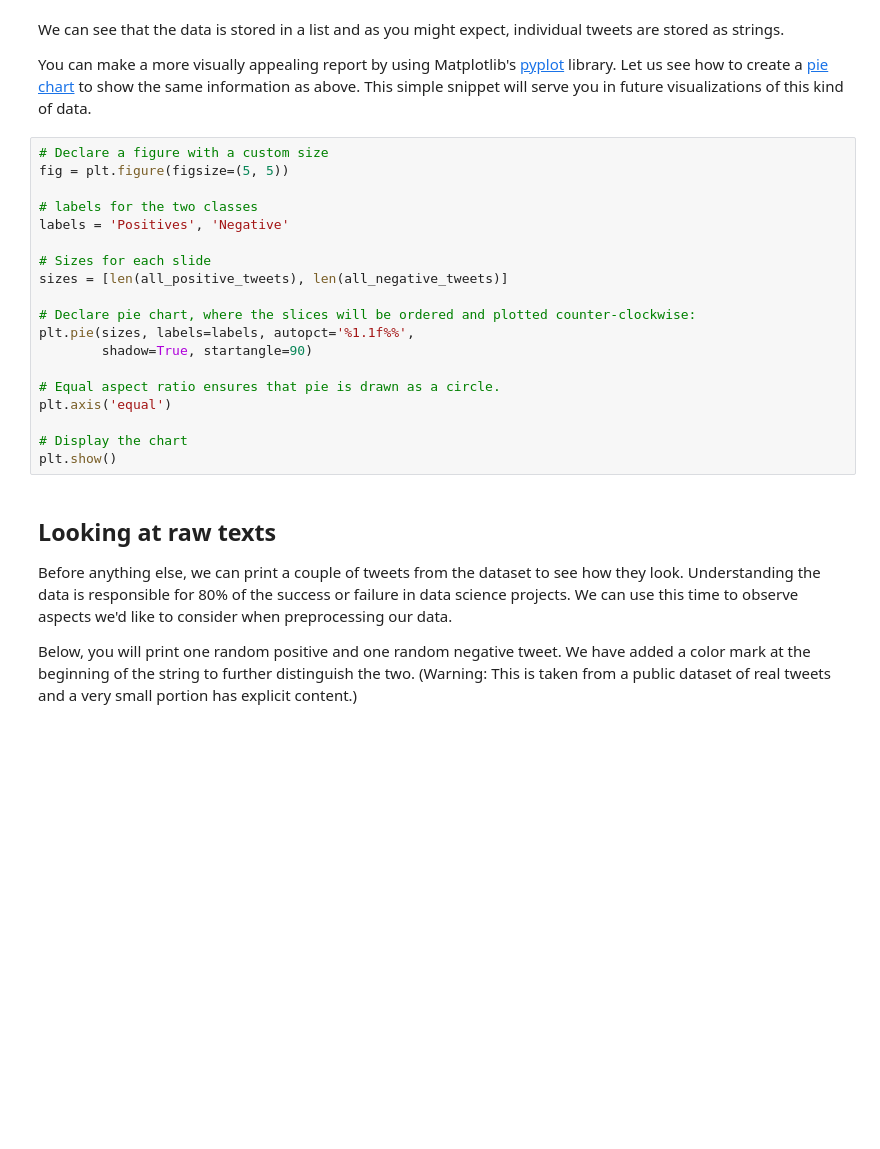
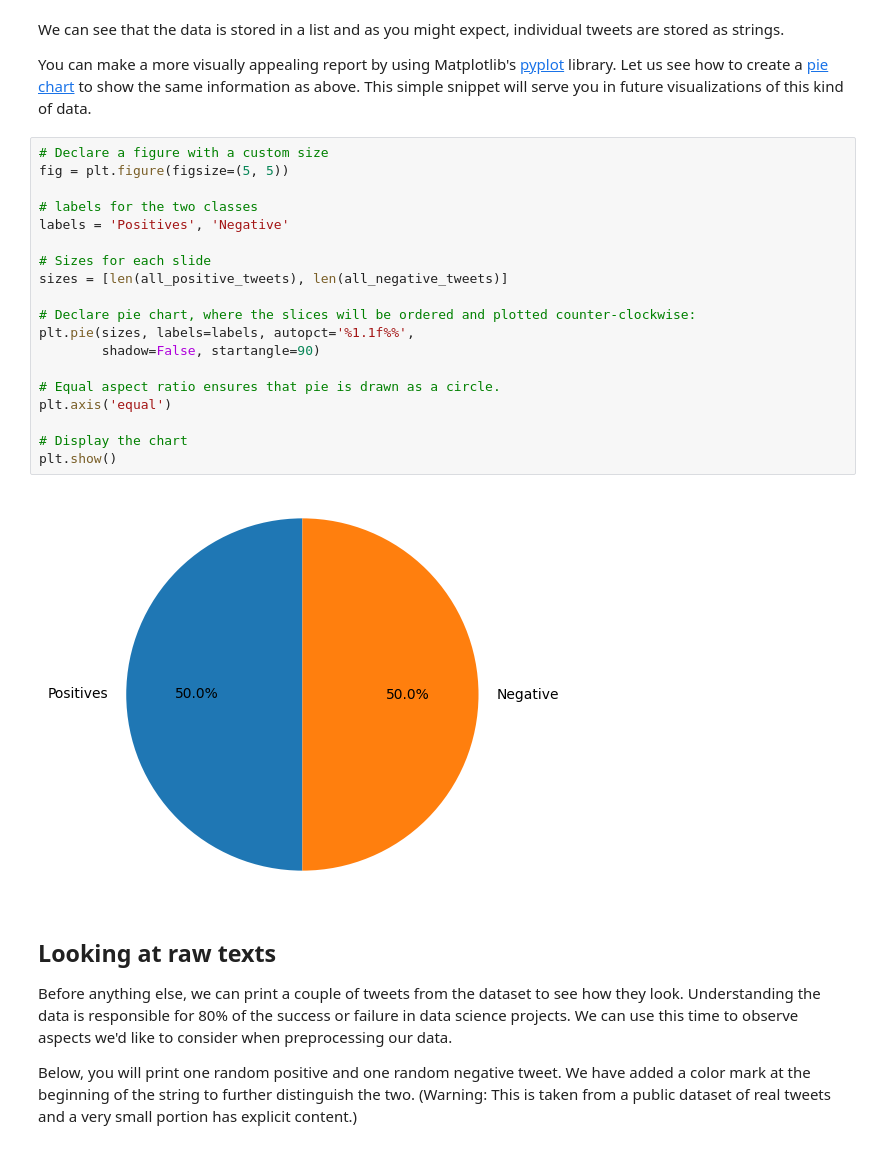
Before and after one commit to yifang-psu/Coursera_AI_ML_Courses, a Jupyter notebook: NLP_Specialization/Classification_Vector_Spaces/C1_W1_lecture_nb_01_preprocessing.ipynb, the cells around one changed output. Cells and saved outputs as stored; diff of their text form; blank space fills up the shorter version.

```diff
--- a/NLP_Specialization/Classification_Vector_Spaces/C1_W1_lecture_nb_01_preprocessing.ipynb
+++ b/NLP_Specialization/Classification_Vector_Spaces/C1_W1_lecture_nb_01_preprocessing.ipynb
@@ -43,22 +54,24 @@ You can make a more visually appealing report by using Matplotlib's [pyplot](htt
 # %%
 # Declare a figure with a custom size
 fig = plt.figure(figsize=(5, 5))
 
 # labels for the two classes
 labels = 'Positives', 'Negative'
 
 # Sizes for each slide
 sizes = [len(all_positive_tweets), len(all_negative_tweets)]
 
 # Declare pie chart, where the slices will be ordered and plotted counter-clockwise:
 plt.pie(sizes, labels=labels, autopct='%1.1f%%',
-        shadow=True, startangle=90)
+        shadow=False, startangle=90)
 
 # Equal aspect ratio ensures that pie is drawn as a circle.
 plt.axis('equal')
 
 # Display the chart
 plt.show()
+# %% [output]
+[figure, added]
 # %% [markdown]
 ## Looking at raw texts
 
```
Also changed, not shown: parts of 11 cells of this notebook.
